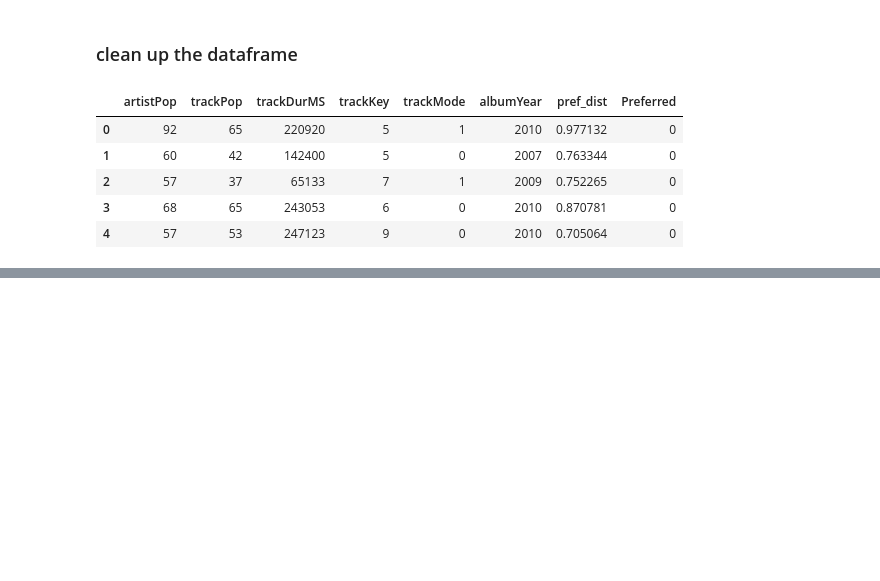
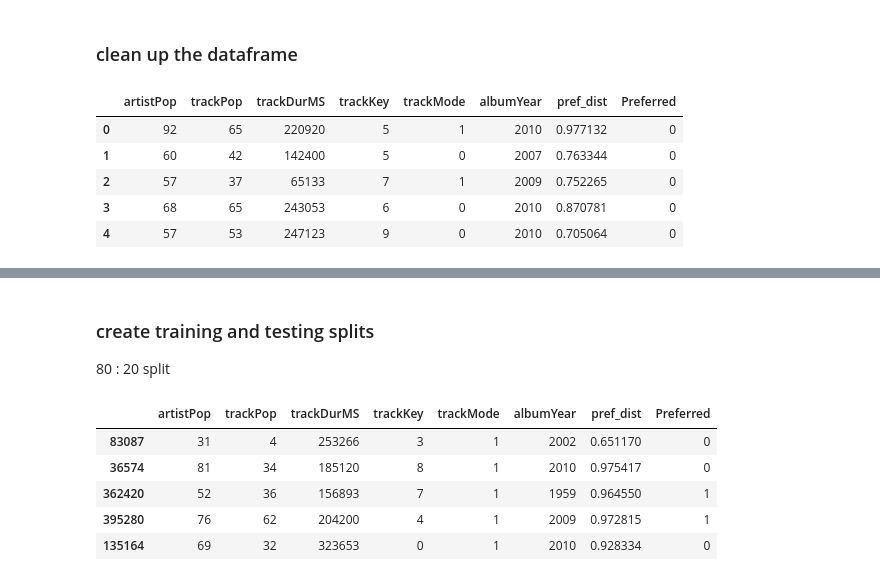
Before and after one commit to smehdizadeh/CSCI5622_Machine-Learning, a Jupyter notebook: DT-prep.ipynb, the cells around one changed output, grey strips where cells are left out. Cells and saved outputs as stored; diff of their text form; code cells hidden in the pictures; blank space fills up the shorter version.

Commit message:
split into train and test

```diff
--- a/DT-prep.ipynb
+++ b/DT-prep.ipynb
@@ -257,0 +309,15 @@ dt_df_clean.to_csv('dt_data.csv')
+# %% [markdown]
+### create training and testing splits
+
+80 : 20 split
+# %%
+# shuffle the data
+shuffled = data_sample.sample(frac=1, random_state=42)
+shuffled.head()
+# %% [output]
+|  | artistPop | trackPop | trackDurMS | trackKey | trackMode | albumYear | pref_dist | Preferred |
+| 83087 | 31 | 4 | 253266 | 3 | 1 | 2002 | 0.651170 | 0 |
+| 36574 | 81 | 34 | 185120 | 8 | 1 | 2010 | 0.975417 | 0 |
+| 362420 | 52 | 36 | 156893 | 7 | 1 | 1959 | 0.964550 | 1 |
+| 395280 | 76 | 62 | 204200 | 4 | 1 | 2009 | 0.972815 | 1 |
+| 135164 | 69 | 32 | 323653 | 0 | 1 | 2010 | 0.928334 | 0 |
```
Also changed, not shown: parts of 14 cells of this notebook.
